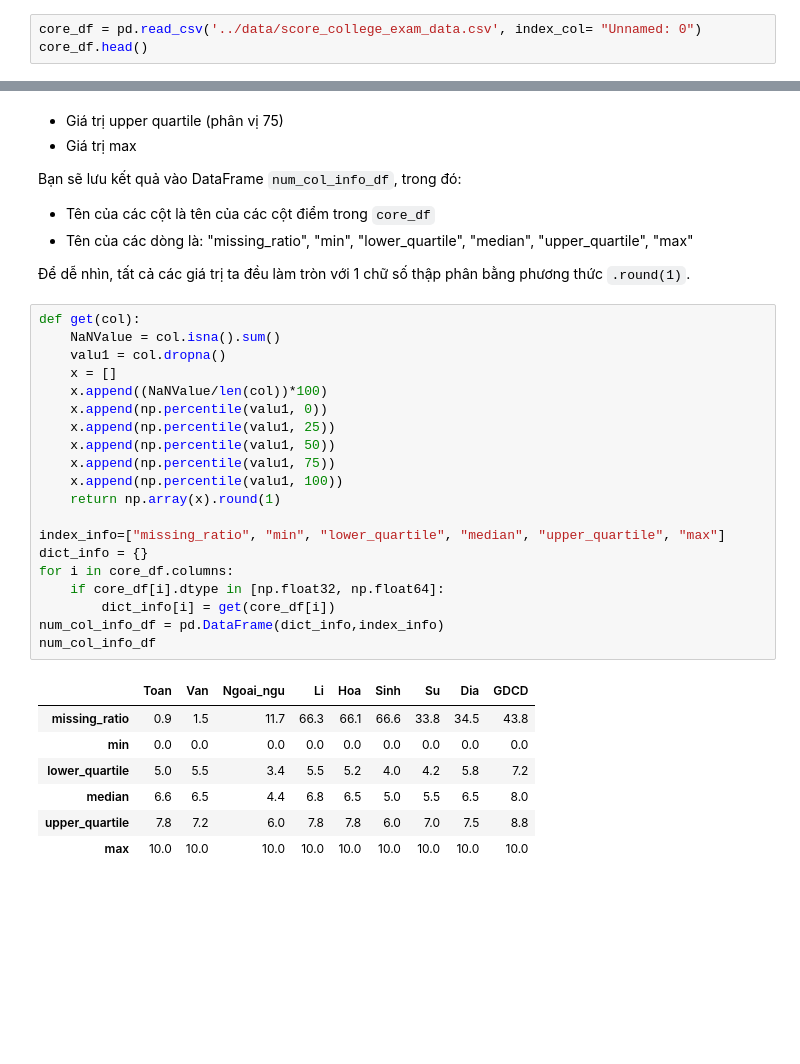
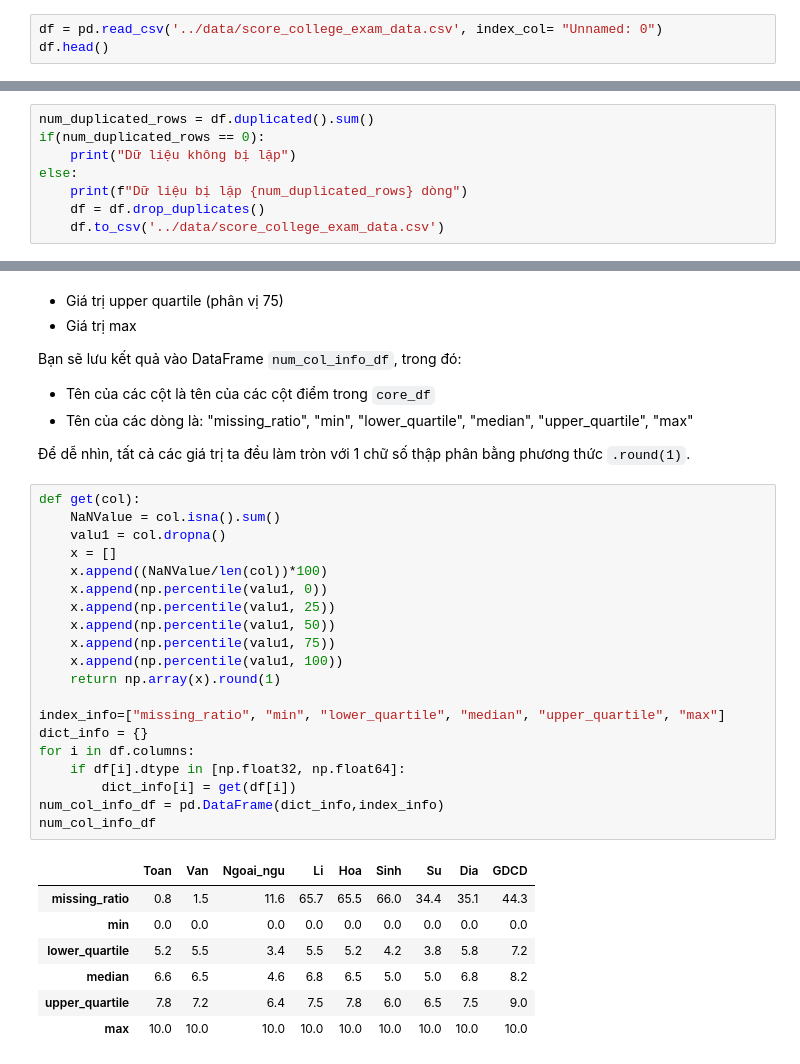
Before and after one commit to yakhimm/LP4KHDL, a Jupyter notebook: preprocessing.ipynb, the cells around one changed output, grey strips where cells are left out. Saved outputs shown, nothing was run; the diff lists cells and outputs as text; blank space fills up the shorter version.

```diff
--- a/preprocessing.ipynb
+++ b/preprocessing.ipynb
@@ -8,8 +8,8 @@
 import pandas as pd
 import numpy as np
 # %%
-core_df = pd.read_csv('../data/score_college_exam_data.csv', index_col= "Unnamed: 0")
-core_df.head()
+df = pd.read_csv('../data/score_college_exam_data.csv', index_col= "Unnamed: 0")
+df.head()
 # %% [output]
 |  | Year | sbd | Toan | Van | Ngoai_ngu | Li | Hoa | Sinh | Su | Dia | GDCD |
 | 0 | 2019 | 24008611 | 8.2 | 8.00 | 7.6 | NaN | NaN | NaN | 8.25 | 7.75 | 8.75 |
@@ -34,0 +35,8 @@ Mỗi dòng trong DataFrame `core_df` cho biết kết quả điểm thi đại
+# %%
+num_duplicated_rows = df.duplicated().sum()
+if(num_duplicated_rows == 0):
+    print("Dữ liệu không bị lặp")
+else:
+    print(f"Dữ liệu bị lặp {num_duplicated_rows} dòng")
+    df = df.drop_duplicates()
+    df.to_csv('../data/score_college_exam_data.csv')
@@ -101,28 +113,28 @@ Bạn sẽ lưu kết quả vào DataFrame `num_col_info_df`, trong đó:
 # %%
 def get(col):
     NaNValue = col.isna().sum()
     valu1 = col.dropna()
     x = []
     x.append((NaNValue/len(col))*100)
     x.append(np.percentile(valu1, 0))
     x.append(np.percentile(valu1, 25))
     x.append(np.percentile(valu1, 50))
     x.append(np.percentile(valu1, 75))
     x.append(np.percentile(valu1, 100))
     return np.array(x).round(1)
 
 index_info=["missing_ratio", "min", "lower_quartile", "median", "upper_quartile", "max"]
 dict_info = {}
-for i in core_df.columns:
-    if core_df[i].dtype in [np.float32, np.float64]:
-        dict_info[i] = get(core_df[i])
+for i in df.columns:
+    if df[i].dtype in [np.float32, np.float64]:
+        dict_info[i] = get(df[i])
 num_col_info_df = pd.DataFrame(dict_info,index_info)
 num_col_info_df
 # %% [output]
 |  | Toan | Van | Ngoai_ngu | Li | Hoa | Sinh | Su | Dia | GDCD |
-| missing_ratio | 0.9 | 1.5 | 11.7 | 66.3 | 66.1 | 66.6 | 33.8 | 34.5 | 43.8 |
+| missing_ratio | 0.8 | 1.5 | 11.6 | 65.7 | 65.5 | 66.0 | 34.4 | 35.1 | 44.3 |
 | min | 0.0 | 0.0 | 0.0 | 0.0 | 0.0 | 0.0 | 0.0 | 0.0 | 0.0 |
-| lower_quartile | 5.0 | 5.5 | 3.4 | 5.5 | 5.2 | 4.0 | 4.2 | 5.8 | 7.2 |
-| median | 6.6 | 6.5 | 4.4 | 6.8 | 6.5 | 5.0 | 5.5 | 6.5 | 8.0 |
-| upper_quartile | 7.8 | 7.2 | 6.0 | 7.8 | 7.8 | 6.0 | 7.0 | 7.5 | 8.8 |
+| lower_quartile | 5.2 | 5.5 | 3.4 | 5.5 | 5.2 | 4.2 | 3.8 | 5.8 | 7.2 |
+| median | 6.6 | 6.5 | 4.6 | 6.8 | 6.5 | 5.0 | 5.0 | 6.8 | 8.2 |
+| upper_quartile | 7.8 | 7.2 | 6.4 | 7.5 | 7.8 | 6.0 | 6.5 | 7.5 | 9.0 |
 | max | 10.0 | 10.0 | 10.0 | 10.0 | 10.0 | 10.0 | 10.0 | 10.0 | 10.0 |
```
Also changed, not shown: parts of 8 cells of this notebook, 6 other files.
